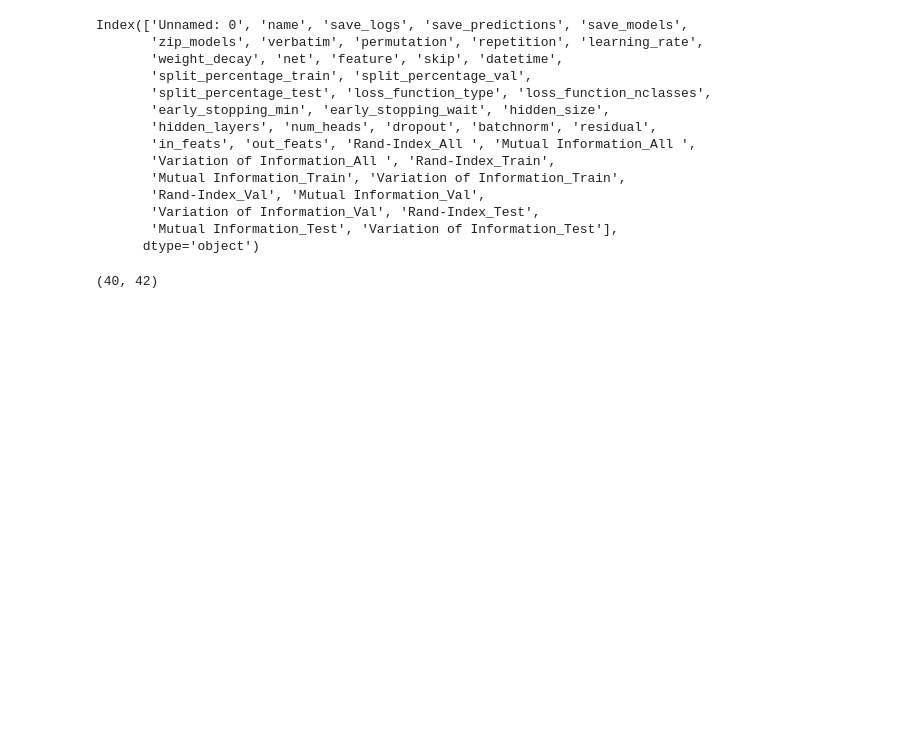
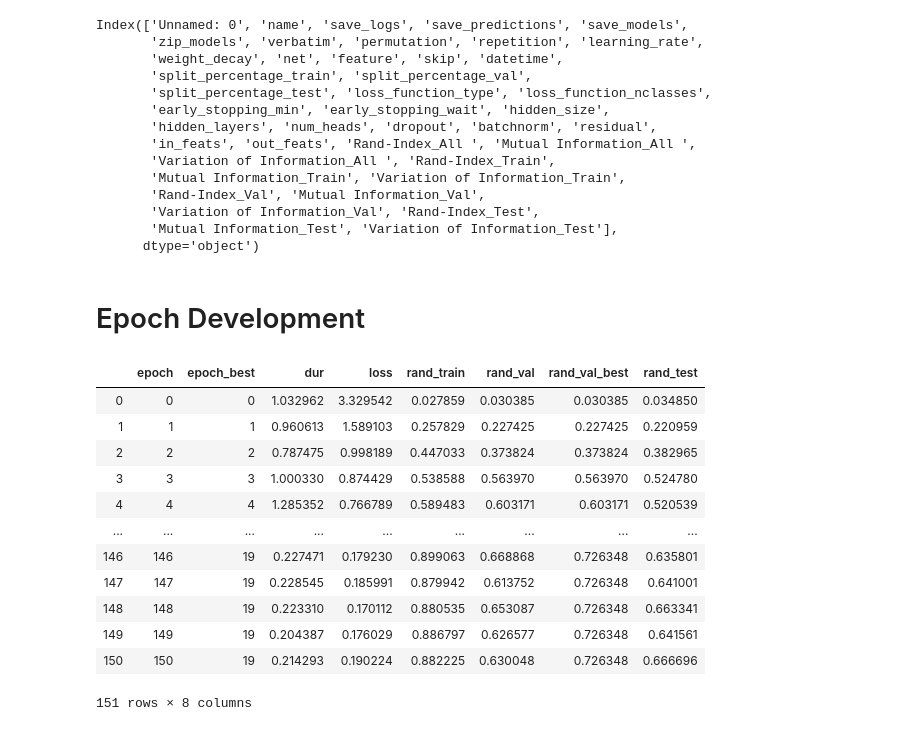
Before and after one commit to adrian-lison/gnn-community-detection, a Jupyter notebook: Notebooks/Results Analysis.ipynb, the cells around one changed output. Saved outputs shown, nothing was run; the diff lists cells and outputs as text; code cells hidden in the pictures; blank space fills up the shorter version.

```diff
--- a/Notebooks/Results Analysis.ipynb
+++ b/Notebooks/Results Analysis.ipynb
@@ -414,7 +420,5 @@ Index(['Unnamed: 0', 'name', 'save_logs', 'save_predictions', 'save_models',
        'Variation of Information_Val', 'Rand-Index_Test',
        'Mutual Information_Test', 'Variation of Information_Test'],
       dtype='object')
-# %%
-loss.
-# %% [output]
-(40, 42)
+# %% [markdown]
+# Epoch Development
@@ -420,0 +427,16 @@ loss.
+# %%
+df
+# %% [output]
+|  | epoch | epoch_best | dur | loss | rand_train | rand_val | rand_val_best | rand_test |
+| 0 | 0 | 0 | 1.032962 | 3.329542 | 0.027859 | 0.030385 | 0.030385 | 0.034850 |
+| 1 | 1 | 1 | 0.960613 | 1.589103 | 0.257829 | 0.227425 | 0.227425 | 0.220959 |
+| 2 | 2 | 2 | 0.787475 | 0.998189 | 0.447033 | 0.373824 | 0.373824 | 0.382965 |
+| 3 | 3 | 3 | 1.000330 | 0.874429 | 0.538588 | 0.563970 | 0.563970 | 0.524780 |
+| 4 | 4 | 4 | 1.285352 | 0.766789 | 0.589483 | 0.603171 | 0.603171 | 0.520539 |
+| ... | ... | ... | ... | ... | ... | ... | ... | ... |
+| 146 | 146 | 19 | 0.227471 | 0.179230 | 0.899063 | 0.668868 | 0.726348 | 0.635801 |
+| 147 | 147 | 19 | 0.228545 | 0.185991 | 0.879942 | 0.613752 | 0.726348 | 0.641001 |
+| 148 | 148 | 19 | 0.223310 | 0.170112 | 0.880535 | 0.653087 | 0.726348 | 0.663341 |
+| 149 | 149 | 19 | 0.204387 | 0.176029 | 0.886797 | 0.626577 | 0.726348 | 0.641561 |
+| 150 | 150 | 19 | 0.214293 | 0.190224 | 0.882225 | 0.630048 | 0.726348 | 0.666696 |
+151 rows × 8 columns
```
Also changed, not shown: parts of 6 cells of this notebook, 1 other file.
